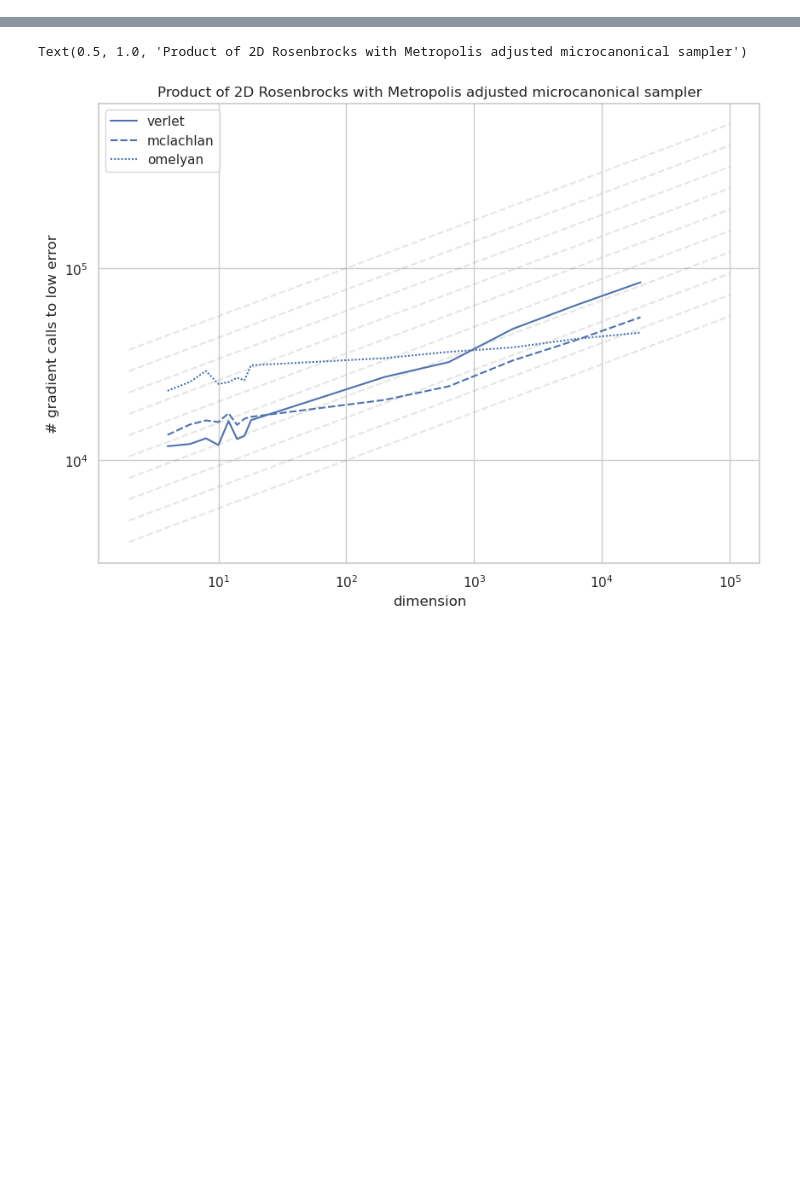
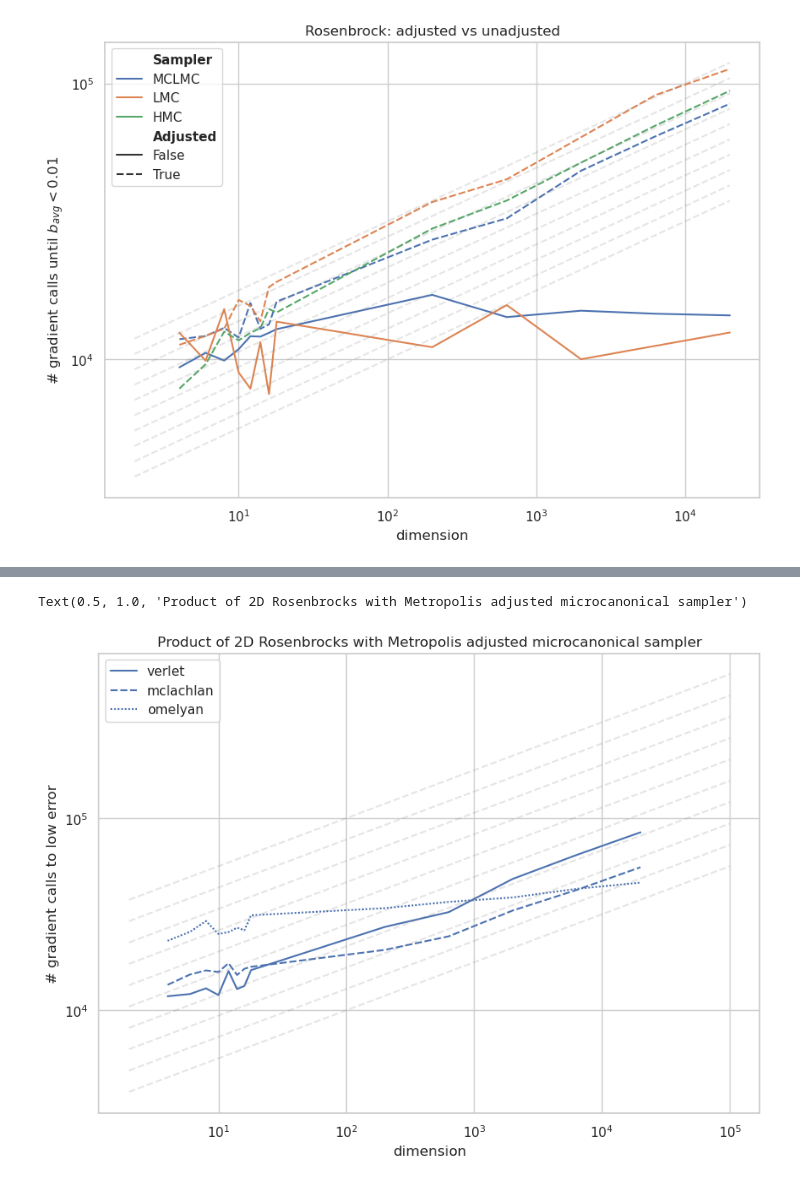
Before and after one commit to reubenharry/sampler-benchmarks, a Jupyter notebook: sampler-comparison/sampler_comparison/experiments/dimensional_scaling/dimensional_scaling.ipynb, the cells around one changed output, grey strips where cells are left out. Saved outputs shown, nothing was run; the diff lists cells and outputs as text; code cells hidden in the pictures; blank space fills up the shorter version.

```diff
--- a/sampler-comparison/sampler_comparison/experiments/dimensional_scaling/dimensional_scaling.ipynb
+++ b/sampler-comparison/sampler_comparison/experiments/dimensional_scaling/dimensional_scaling.ipynb
@@ -142,10 +157,11 @@ integrator_types = ['velocity_verlet'
 
 samplers = [[
 
-    # f"adjusted_microcanonical_{integrator_type}",
+    f"adjusted_microcanonical_{integrator_type}",
     f"unadjusted_microcanonical__{integrator_type}",
     f"underdamped_langevin_{integrator_type}",
     f"adjusted_hmc_{integrator_type}",
+    f"adjusted_malt",
 
 
 
@@ -171,39 +187,48 @@ samplers = [
 #     for x in xs
 # ]
 
-grid_samplers = [f'grid_search_unadjusted_lmc']
+# grid_samplers = [f'grid_search_unadjusted_lmc']
 
 # print(grid_samplers)
 
 
-Ds = np.concatenate([np.arange(2,10), np.ceil(np.logspace(2,4, 5)).astype(int)])
+Ds = np.concatenate([np.arange(2,10), np.ceil(np.logspace(2,4, 5)).astype(int)])[:]
 models = [f"Rosenbrock_{D*2}" for D in Ds]
 
-df_tuned = pd.concat([pd.read_csv(f"results/tuned/Rosenbrock/{sampler}_{model}.csv") for sampler, model in itertools.product(samplers, models)], ignore_index=True)
+df_rsbr_tuned = pd.concat([pd.read_csv(f"results/tuned/Rosenbrock/{sampler}_{model}.csv") for sampler, model in itertools.product(samplers, models)], ignore_index=True)
 
-df_grid = pd.concat([pd.read_csv(f"results/grid_search/Rosenbrock/{sampler}_{model}.csv") for sampler, model in itertools.product(grid_samplers, models)], ignore_index=True)
+# df_rsbr_grid = pd.concat([pd.read_csv(f"results/grid_search/Rosenbrock/{sampler}_{model}.csv") for sampler, model in itertools.product(grid_samplers, models)], ignore_index=True)
 
-df = pd.concat([df_tuned, df_grid], ignore_index=True)
+df_rsbr = pd.concat([df_rsbr_tuned], ignore_index=True)
 
 
-df["dim"] = df["Model"].str.extract(r"(\d+)").astype(int)
+df_rsbr["dim"] = df_rsbr["Model"].str.extract(r"(\d+)").astype(int)
 
-df = df[df["max"] == False]
-df = df[(df["statistic"] == 'square') | (df['statistic'] == 'x2') ]
-# df['Integrator'] = df['Sampler'].apply(lambda x: x.split('_')[-1])
-# df['Sampler'] = df['Sampler'].apply(lambda x: x.split('_')[0]+x.split('_')[1]+x.split('_')[2] if x[0]=='g' else x.split('_')[0])
-df['Sampler'] = df['Sampler'].apply({
-    'unadjusted_microcanonical__velocity_verlet':'unadjusted_microcanonical_velocity_verlet',
-    'grid_search_unadjusted_lmc':'grid_ulmc_verlet',
-    'adjusted_microcanonical_velocity_verlet': 'adjusted_microcanonical_velocity_verlet',
-    'underdamped_langevin_velocity_verlet': 'underdamped_langevin_velocity_verlet',
-    'adjusted_hmc_velocity_verlet': 'adjusted_hmc_velocity_verlet',
+df_rsbr = df_rsbr[df_rsbr["max"] == False]
+df_rsbr = df_rsbr[(df_rsbr["statistic"] == 'square') | (df_rsbr['statistic'] == 'x2') ]
+# df_rsbr['Integrator'] = df_rsbr['Sampler'].apply(lambda x: x.split('_')[-1])
+# df_rsbr['Sampler'] = df_rsbr['Sampler'].apply(lambda x: x.split('_')[0]+x.split('_')[1]+x.split('_')[2] if x[0]=='g' else x.split('_')[0])
+df_rsbr['Adjusted'] = df_rsbr['Sampler'].apply({
+    # 'grid_search_unadjusted_lmc':'grid_ulmc_verlet',
+    'adjusted_microcanonical_velocity_verlet': True,
+    'unadjusted_microcanonical__velocity_verlet':False,
+    'underdamped_langevin_velocity_verlet': False,
+    'adjusted_hmc_velocity_verlet': True,
+    'adjusted_malt': True,
 }.get)
-df['ESS'] = 100/df["num_grads_to_low_error"]
-# df[df['Integrator']=='velocity_verlet']
-# df=df[df["Sampler"]=='adjusted_microcanonical_velocity_verlet']
+df_rsbr['Sampler'] = df_rsbr['Sampler'].apply({
+    'unadjusted_microcanonical__velocity_verlet':'MCLMC',
+    # 'grid_search_unadjusted_lmc':'grid_ulmc_verlet',
+    'adjusted_microcanonical_velocity_verlet': 'MCLMC',
+    'underdamped_langevin_velocity_verlet': 'LMC',
+    'adjusted_hmc_velocity_verlet': 'HMC',
+    'adjusted_malt': 'LMC',
+}.get)
+df_rsbr['ESS'] = 100/df_rsbr["num_grads_to_low_error"]
+# df_rsbr[df_rsbr['Integrator']=='velocity_verlet']
+# df_rsbr=df_rsbr[df_rsbr["Sampler"]=='adjusted_microcanonical_velocity_verlet']
 
-# df
+# df_rsbr
 
 # plot
 import matplotlib.pyplot as plt
@@ -214,27 +239,40 @@ fig, ax = plt.subplots(1, 1, figsize=(10, 7))
 
 
 
-sns.lineplot(data=df, x='dim', y='num_grads_to_low_error',
+sns.lineplot(data=df_rsbr, x='dim', y='num_grads_to_low_error',
     hue='Sampler',
-    # style='Integrator',
+    style='Adjusted',
     ax=ax)
 ax.set_xscale('log')
 ax.set_yscale('log')
 
-plt.ylabel('# gradient calls to low error')
+plt.ylabel('# gradient calls until $b_{avg} < 0.01$')
 plt.xlabel('dimension')
 
 ## y = x^{1/4} lines
-x = np.linspace(2, 100000, 1000)
+x = np.linspace(2, 20000, 1000)
 y = x**(1/4)
 # ax.plot(x, y, label='$x^{1/4}$', color='grey', linestyle='--', alpha=0.2)
-for a in np.logspace(3.5,4.5,10):
+for a in np.logspace(3.5,4.0,10):
     y = x**(1/4) * a
     ax.plot(x, y, linestyle='--', color='grey', alpha=0.2)
 # 1/8
 # y = x**(1/8)
 # ax.plot(x, y, label='$x^{1/8}$', linestyle='--', color='grey', alpha=0.2)
+
 plt.legend()
-plt.title("Standard normal with Metropolis adjusted microcanonical sampler")
-df
+# bold the word Sampler in the legend
+legend = ax.legend()
+for i, text in enumerate(legend.get_texts()):
+    if i==4:text.set_weight('bold')
+    if i==0:text.set_weight('bold')
+
+
+
+plt.title("Rosenbrock: adjusted vs unadjusted")
+
+# display all rows of df
+
+# with pd.option_context('display.max_rows', None):
+#     display(df)
 # %% [output]
@@ -241,0 +280 @@ FileNotFoundError: [Errno 2] No such file or directory: 'results/tuned/Rosenbroc
+[figure, added]
```
Also changed, not shown: parts of 5 cells of this notebook, 6 other files.
